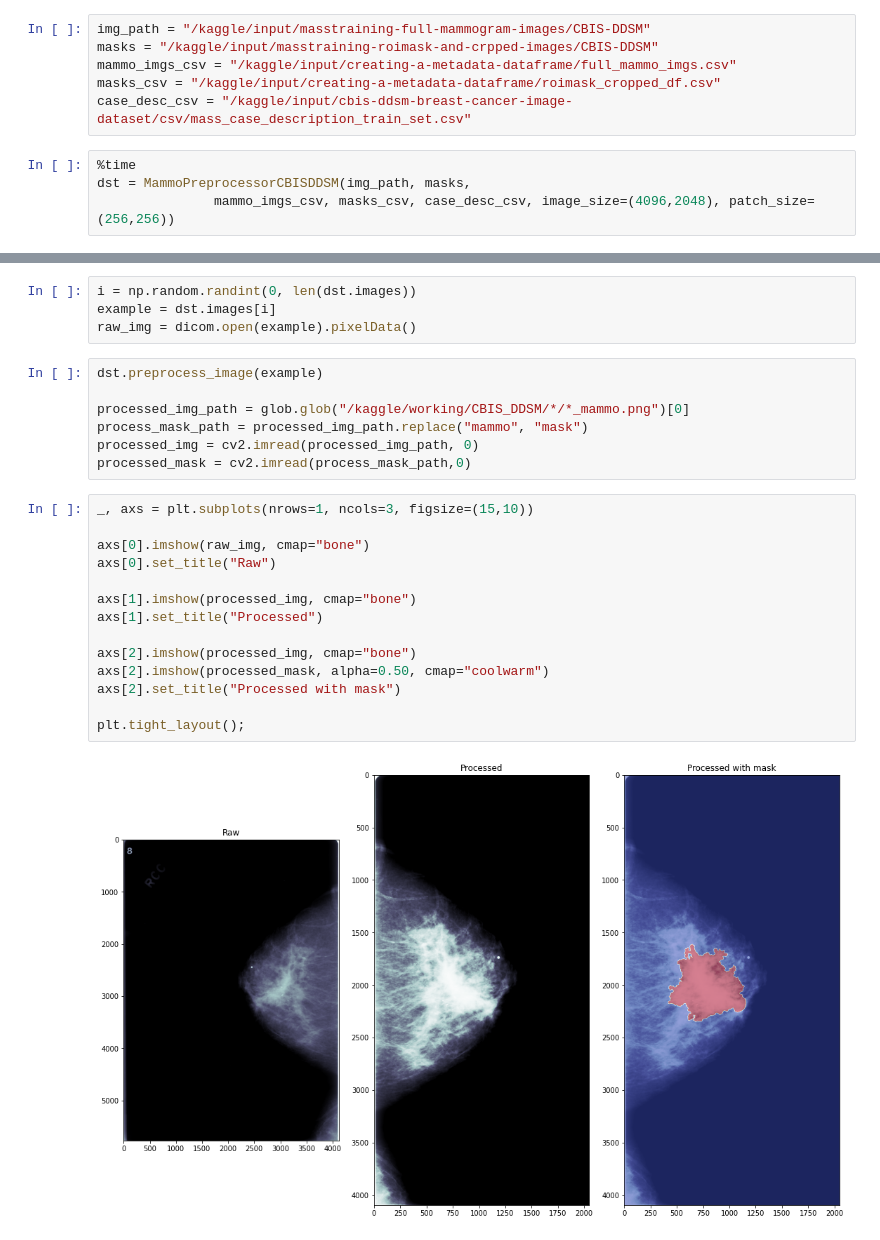
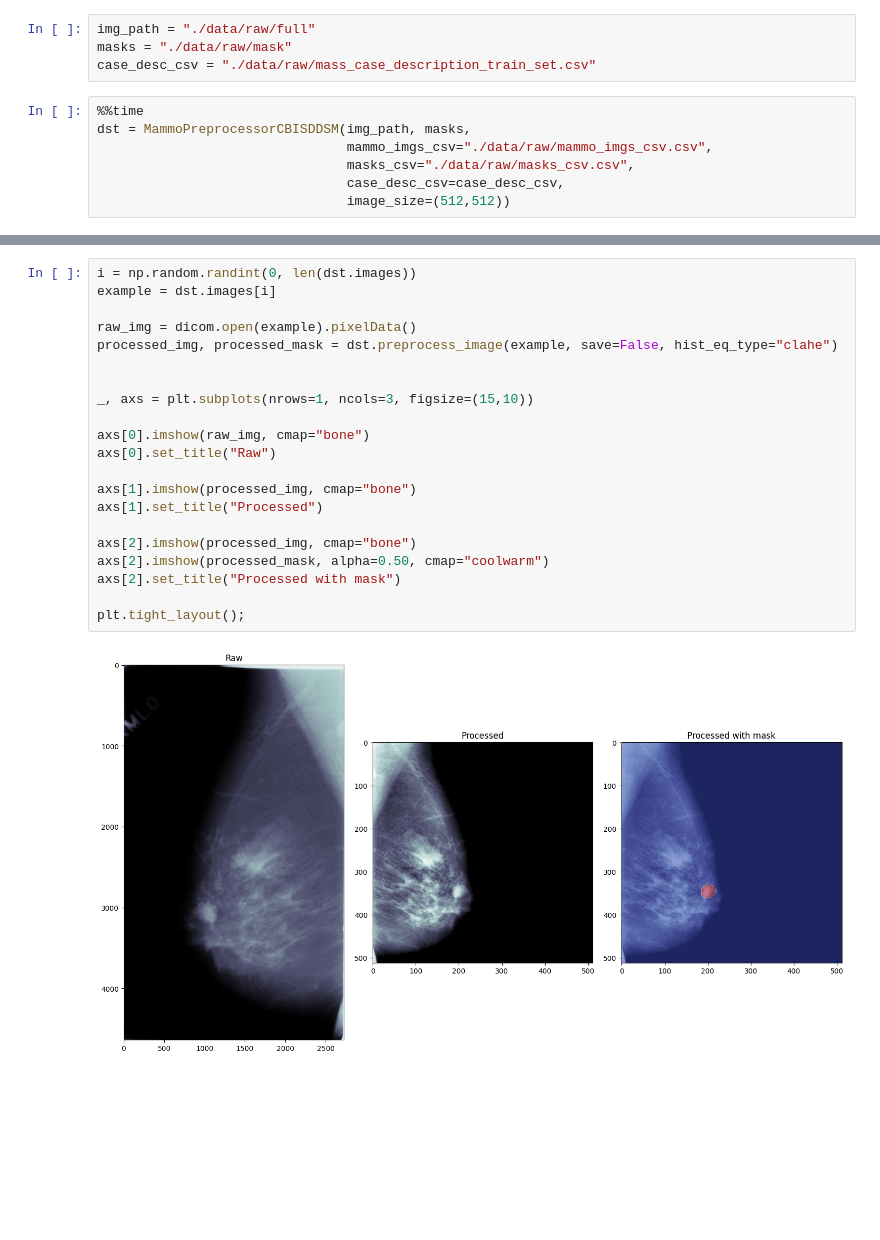
Before and after one commit to karlopintaric/CBIS-DDSM-segformer, a Jupyter notebook: processing-cbis-ddsm-mass.ipynb, the cells around one changed output, grey strips where cells are left out. Cells and saved outputs as stored; diff of their text form; blank space fills up the shorter version.

```diff
--- a/processing-cbis-ddsm-mass.ipynb
+++ b/processing-cbis-ddsm-mass.ipynb
@@ -15,13 +8,14 @@ from preprocess import MammoPreprocessorCBISDDSM
 
 %matplotlib inline
 # %%
-img_path = "/kaggle/input/masstraining-full-mammogram-images/CBIS-DDSM"
-masks = "/kaggle/input/masstraining-roimask-and-crpped-images/CBIS-DDSM"
-mammo_imgs_csv = "/kaggle/input/creating-a-metadata-dataframe/full_mammo_imgs.csv"
-masks_csv = "/kaggle/input/creating-a-metadata-dataframe/roimask_cropped_df.csv"
-case_desc_csv = "/kaggle/input/cbis-ddsm-breast-cancer-image-dataset/csv/mass_case_description_train_set.csv"
+img_path = "./data/raw/full"
+masks = "./data/raw/mask"
+case_desc_csv = "./data/raw/mass_case_description_train_set.csv"
 # %%
-%time
+%%time
 dst = MammoPreprocessorCBISDDSM(img_path, masks,
-               mammo_imgs_csv, masks_csv, case_desc_csv, image_size=(4096,2048), patch_size=(256,256))
+                                mammo_imgs_csv="./data/raw/mammo_imgs_csv.csv",
+                                masks_csv="./data/raw/masks_csv.csv",
+                                case_desc_csv=case_desc_csv,
+                                image_size=(512,512))
 # %% [output]
@@ -30,28 +24,24 @@ Wall time: 7.87 µs
-# %%
-i = np.random.randint(0, len(dst.images))
-example = dst.images[i]
-raw_img = dicom.open(example).pixelData()
-# %%
-dst.preprocess_image(example)
-
-processed_img_path = glob.glob("/kaggle/working/CBIS_DDSM/*/*_mammo.png")[0]
-process_mask_path = processed_img_path.replace("mammo", "mask")
-processed_img = cv2.imread(processed_img_path, 0)
-processed_mask = cv2.imread(process_mask_path,0)
 # %%
+i = np.random.randint(0, len(dst.images))
+example = dst.images[i]
+
+raw_img = dicom.open(example).pixelData()
+processed_img, processed_mask = dst.preprocess_image(example, save=False, hist_eq_type="clahe")
+
+
 _, axs = plt.subplots(nrows=1, ncols=3, figsize=(15,10))
 
 axs[0].imshow(raw_img, cmap="bone")
 axs[0].set_title("Raw")
 
 axs[1].imshow(processed_img, cmap="bone")
 axs[1].set_title("Processed")
 
 axs[2].imshow(processed_img, cmap="bone")
 axs[2].imshow(processed_mask, alpha=0.50, cmap="coolwarm")
 axs[2].set_title("Processed with mask")
 
 plt.tight_layout();
 # %% [output]
-[figure, old version]
+[figure, new version]
 # %%
```
Also changed, not shown: parts of 4 cells of this notebook, 6 other files.
